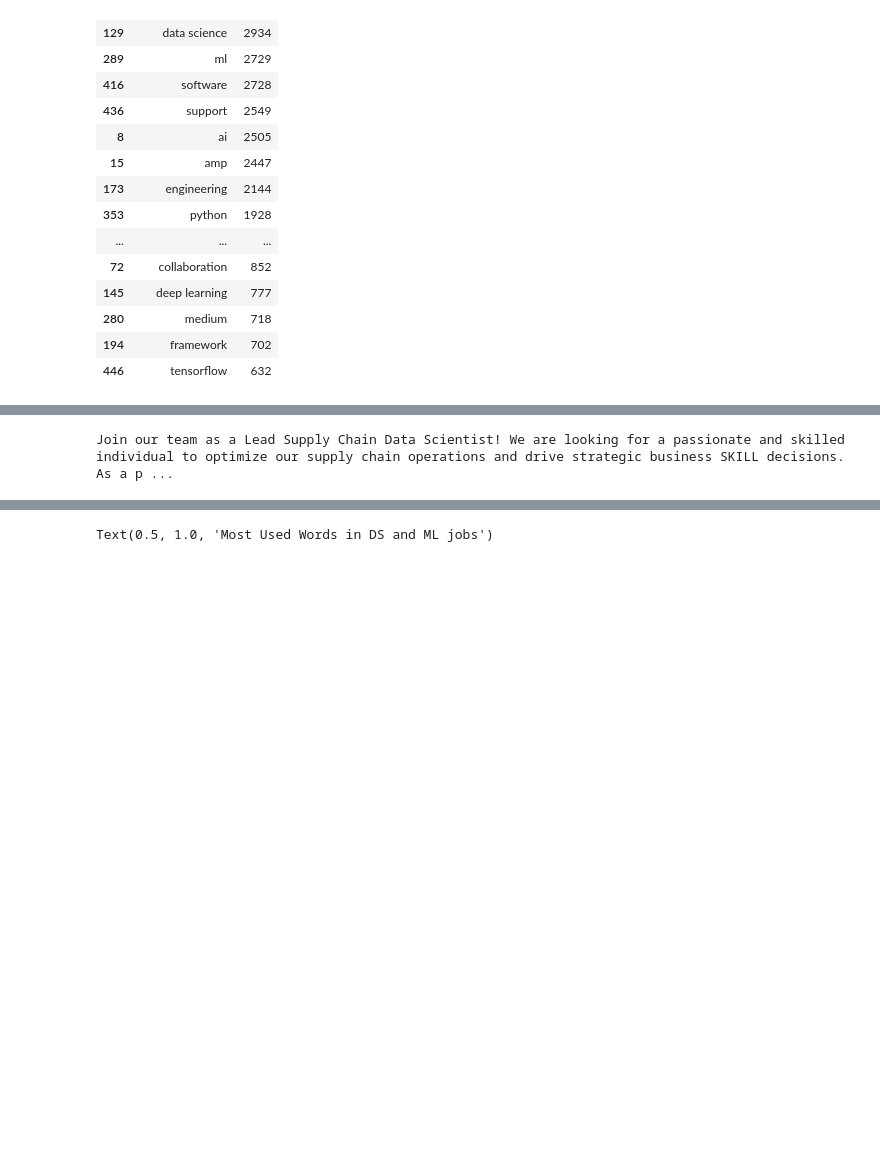
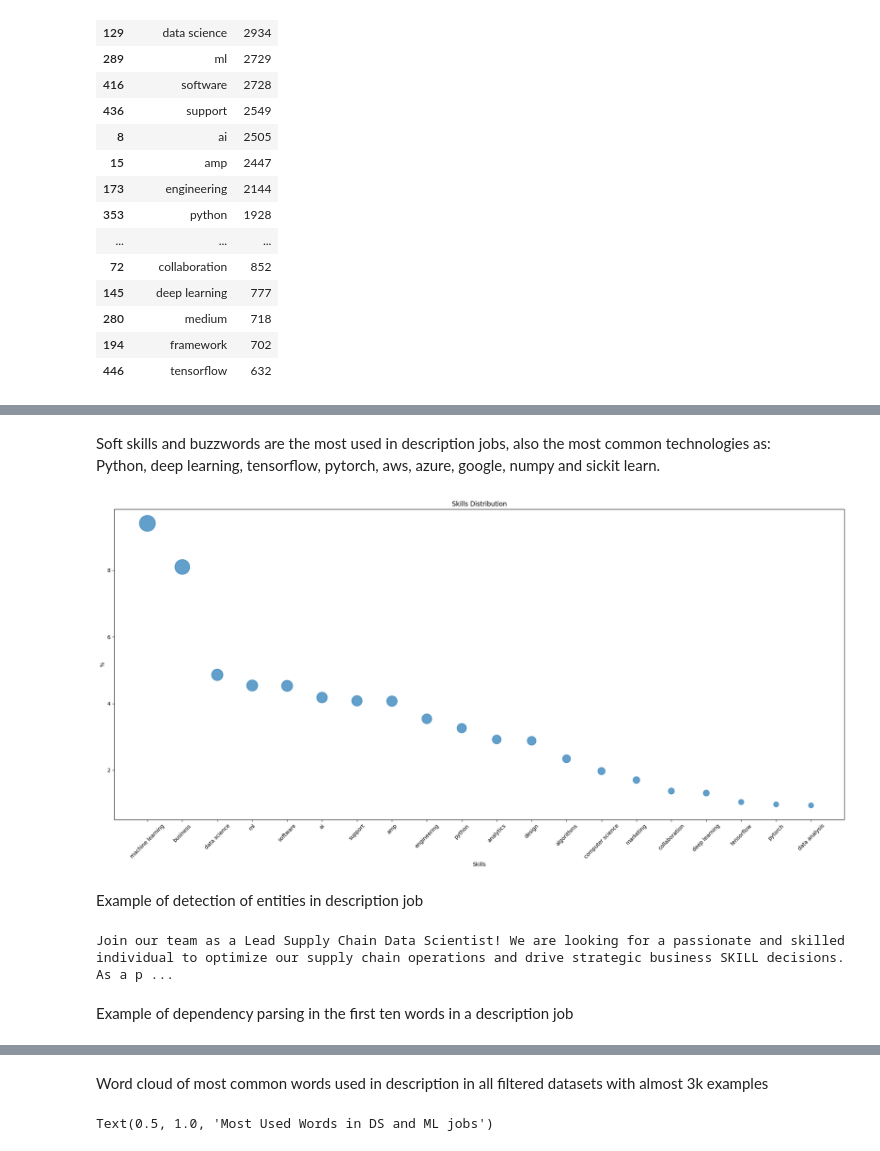
Before and after one commit to lucasvascrocha/LinkedIn-scrap, a Jupyter notebook: google_cloud/analysis.ipynb, the cells around one changed output, grey strips where cells are left out. Saved outputs shown, nothing was run; the diff lists cells and outputs as text; code cells hidden in the pictures; blank space fills up the shorter version.

```diff
--- a/google_cloud/analysis.ipynb
+++ b/google_cloud/analysis.ipynb
@@ -477,7 +559,7 @@ count_data.groupby('skills').sum('count').reset_index().sort_values('count',asce
 #percentual calculation
 view = count_data.groupby('skills').sum('count').reset_index().sort_values('count',ascending=False)
 view['percentual%'] = round((view['count'] / view['count'].sum())*100,2)
-view = view.sort_values('count',ascending=False).head(50)
+view = view.sort_values('count',ascending=False).head(20)
 #view = count_data.groupby('skills').sum('count').reset_index().sort_values('count',ascending=False).head(50)
 # %%
 view['count'].sum()
@@ -501,13 +568,37 @@ fig.show()
+# %% [markdown]
+Soft skills and buzzwords are the most used in description jobs, also the most common technologies as:
+Python, deep learning, tensorflow, pytorch, aws, azure, google, numpy and sickit learn.
+# %%
+fig, ax = plt.subplots(figsize=(20, 10))
+
+
+ax.scatter(view['skills'], view['percentual%'], s=view['percentual%']*100, alpha=0.7)
+
+ax.set_xlabel('Skills')
+ax.set_ylabel('%')
+ax.set_title('Skills Distribution')
+
+plt.xticks(rotation=45)
+plt.tight_layout()
+plt.show()
+# %% [output]
+[figure, added]
+# %% [markdown]
+Example of detection of entities in description job
 # %%
 sent = nlp(data["description"].iloc[-2])
 displacy.render(sent, style="ent", jupyter=True)
 # %% [output]
 Join our team as a Lead Supply Chain Data Scientist! We are looking for a passionate and skilled individual to optimize our supply chain operations and drive strategic business SKILL decisions. As a p ...
+# %% [markdown]
+Example of dependency parsing in the first ten words in a description job
 # %%
 #Dependency Parsing
 displacy.render(sent[0:10], style="dep", jupyter=True, options={"distance": 90})
 # %% [output]
 [interactive output not drawn]
+# %% [markdown]
+Word cloud of most common words used in description in all filtered datasets with almost 3k examples
 # %%
 text = ""
 #for i in data[data["title"] == Job_Category]["clean_description"].values:
```
Also changed, not shown: parts of 46 cells of this notebook.
